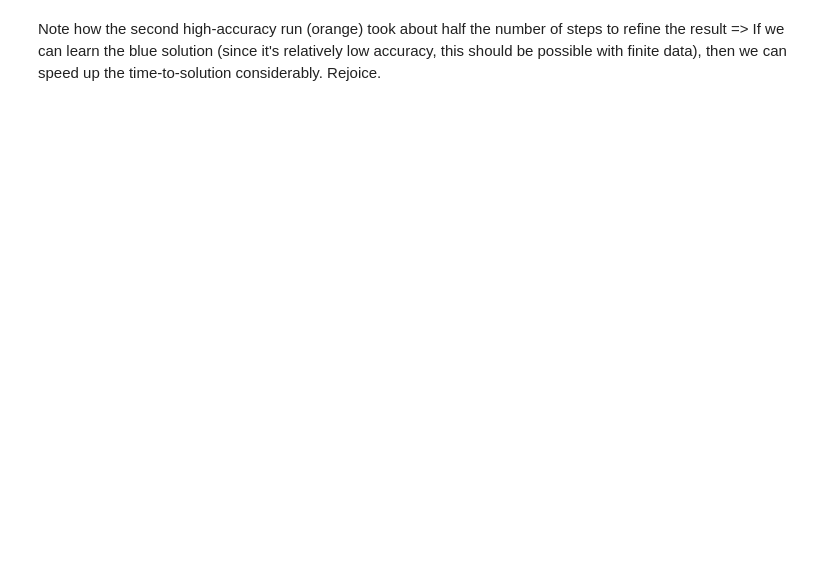
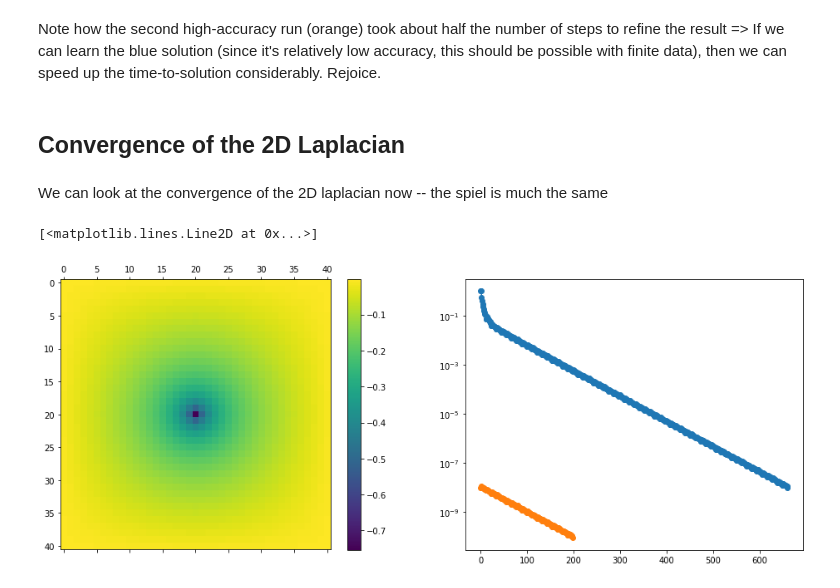
Before and after one commit to ML4FnP/GMRES-Learning, a Jupyter notebook: Notes/Convergence Study.ipynb, the cells around one changed output. Saved outputs shown, nothing was run; the diff lists cells and outputs as text; code cells hidden in the pictures; blank space fills up the shorter version.

Commit message:
added 2D convergence notes

```diff
--- a/Notes/Convergence Study.ipynb
+++ b/Notes/Convergence Study.ipynb
@@ -216,2 +216,39 @@ semilogy(r_laplace_e2, 'o--')
 # %% [markdown]
 Note how the second high-accuracy run (orange) took about half the number of steps to refine the result => If we can learn the blue solution (since it's relatively low accuracy, this should be possible with finite data), then we can speed up the time-to-solution considerably. Rejoice.
+# %% [markdown]
+## Convergence of the 2D Laplacian
+# %% [markdown]
+We can look at the convergence of the 2D laplacian now -- the spiel is much the same
+# %%
+# use odd dimension because we want to put a point-source in the center.
+# NOTE N[x,y] = 81 -- SLOW but pretty, N[x,y] = 41 -- Fast but less pretty
+Nx = 41
+Ny = 41
+A_op = mk_laplace_2d(Nx, Ny)
+
+# set up the RHS
+b = np.zeros((Nx, Ny))
+b[int(Nx/2), int(Ny/2)] = 1
+x0 = np.zeros_like(b)
+# %%
+e1 = 1e-8
+e2 = 1e-10
+# Note: nmax_iter needs to << N[x,y] -- if not, then there is no point restarting
+nmax_iter = 10
+restart   = 64
+# Run GMRES
+x_laplace_e1_2d = GMRES(A_op, b, x0, e1, nmax_iter, restart=restart, debug=True)
+x_laplace_e2_2d = GMRES(A_op, b, x_laplace_e1_2d[-1], e2, nmax_iter, restart=restart, debug=True)
+r_laplace_e1_2d = resid(A_op, x_laplace_e1_2d, b)
+r_laplace_e2_2d = resid(A_op, x_laplace_e2_2d, b)
+# %%
+fig, ax = subplots(1, 2, figsize=(16,6))
+
+mat = ax[0].matshow(x_laplace_e2_2d[-1])
+fig.colorbar(mat, ax=ax[0])
+
+ax[1].semilogy(r_laplace_e1_2d, '--o')
+ax[1].semilogy(r_laplace_e2_2d, '--o')
+# %% [output]
+[<matplotlib.lines.Line2D at 0x...>]
+[figure, added]
```
Also changed, not shown: parts of 10 cells of this notebook, 1 other file.
